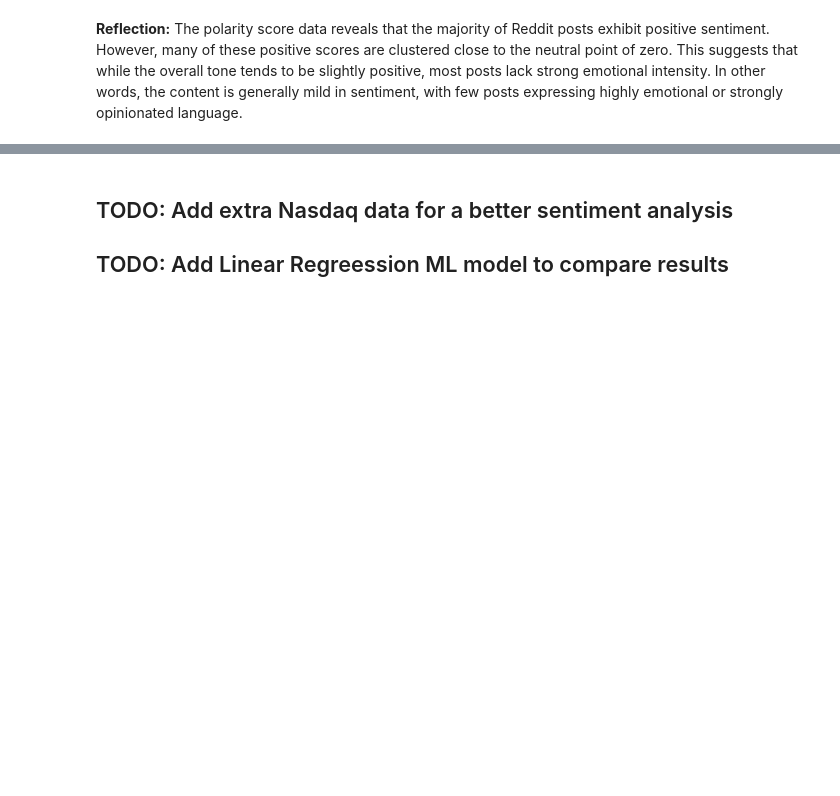
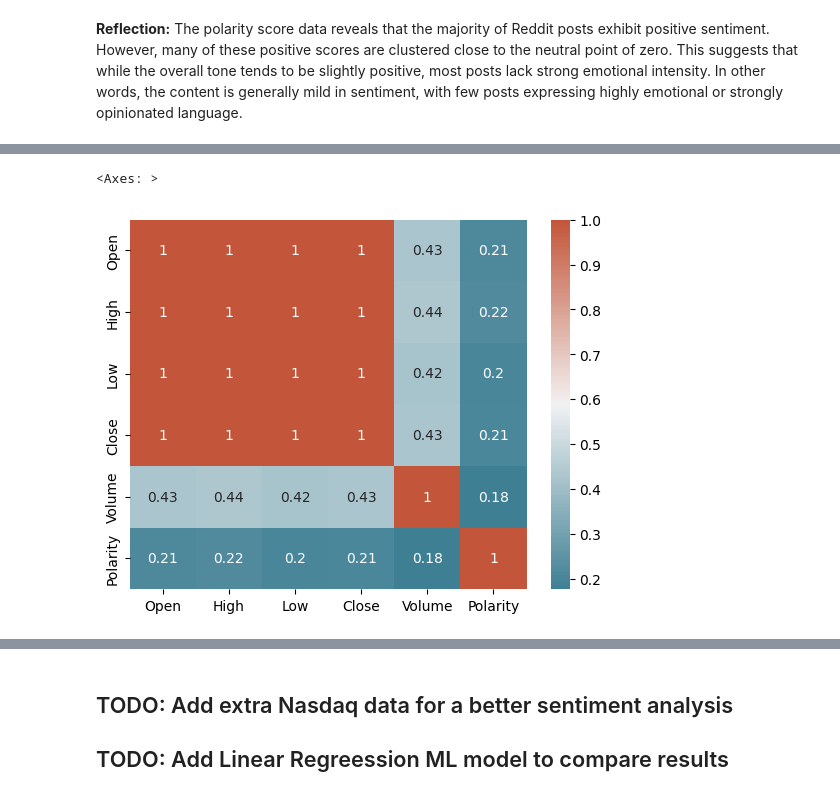
Before and after one commit to Crusoe22/Moss_ML_Capstone, a Jupyter notebook: main.ipynb, the cells around one changed output, grey strips where cells are left out. Drawn from its saved outputs; the diff is of its cells as text; code cells hidden in the pictures; blank space fills up the shorter version.

```diff
--- a/main.ipynb
+++ b/main.ipynb
@@ -803,0 +850,9 @@ combined
+# %%
+# Calculate correlation matrix
+com2 = combined.copy().drop(columns=['Dividends', 'Stock Splits'])
+
+corr = com2.corr()
+sns.heatmap(corr, xticklabels=corr.columns, yticklabels=corr.columns, annot=True, cmap=sns.diverging_palette(220, 20, as_cmap=True))
+# %% [output]
+<Axes: >
+[figure, added]
```
Also changed, not shown: parts of 20 cells of this notebook, 3 other files.
